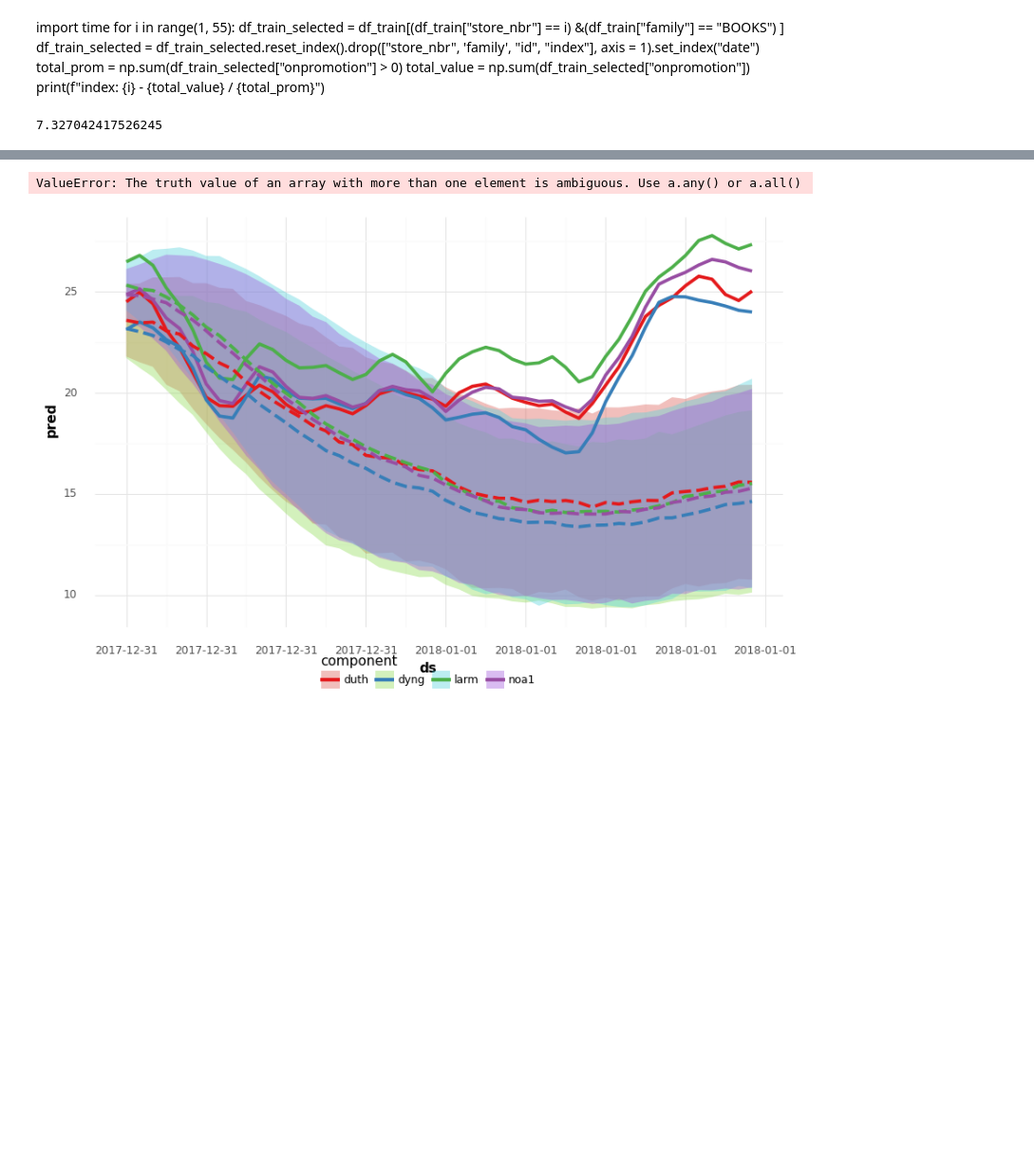
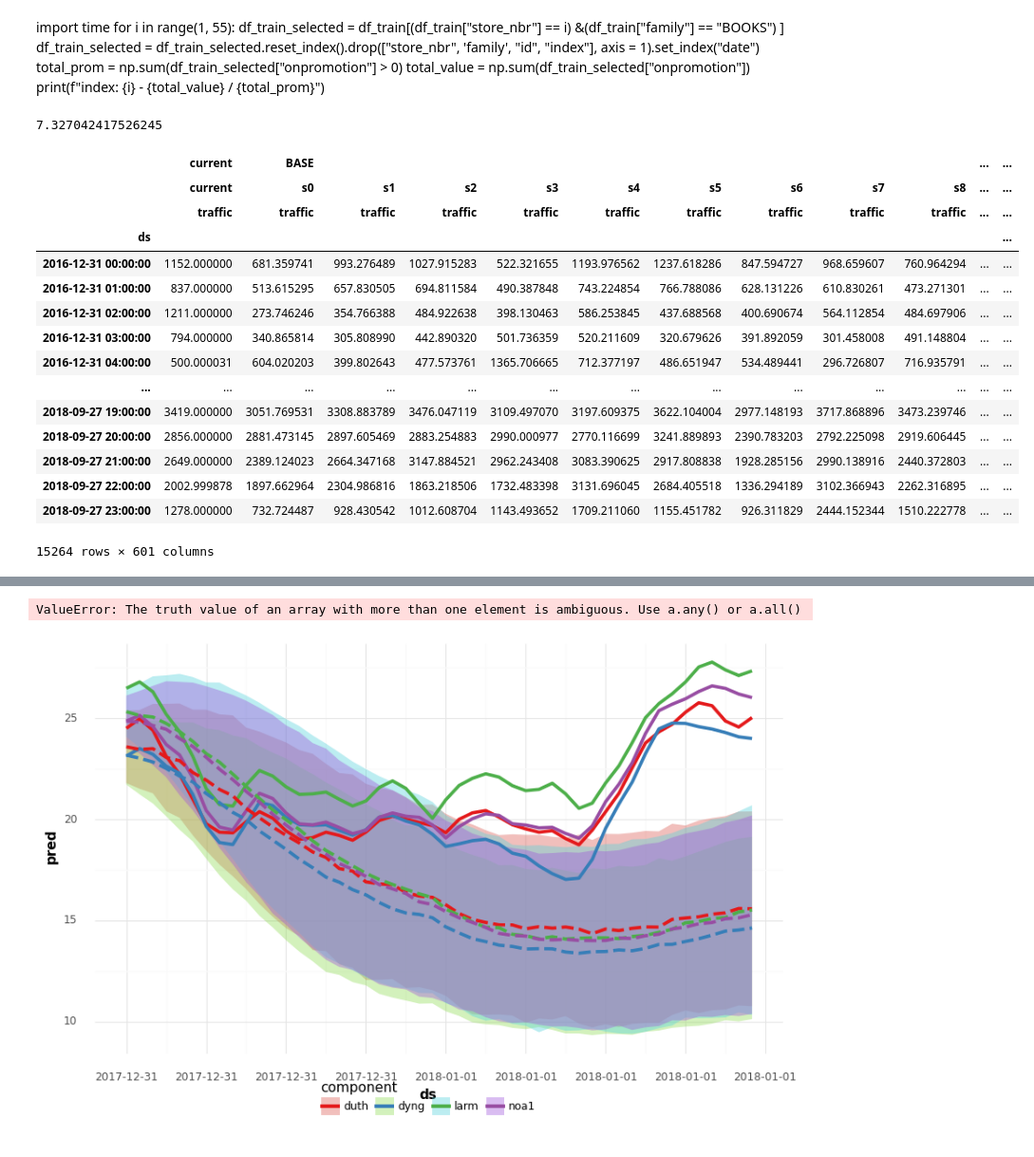
Before and after one commit to carloscanodomingo/NeuralProphetEQ, a Jupyter notebook: notebooks/testing_FCeVDarts.ipynb, the cells around one changed output, grey strips where cells are left out. Shown at 95% size. Drawn from its saved outputs; the diff is of its cells as text; code cells hidden in the pictures; blank space fills up the shorter version.

```diff
--- a/notebooks/testing_FCeVDarts.ipynb
+++ b/notebooks/testing_FCeVDarts.ipynb
@@ -649,8 +683,27 @@ FCeV.get_metrics_from_fc(all_pd["current"], all_pd["BASE"], METRICS.RMSE)
 import datetime
 from FCeV import METRICS, FCeVResultsData
 import FCeVResults
-output_path = "/home/carloscano/outputs/ONLY_MAG//"
+output_path = "/home/carloscano/outputs/trafic/"
 #current_fcev = FCeV(FCev_config, darts_FCeV_config, df_signal, df_covariates,df_events,  output_path, df_synth)
 df, FCeV_results_data = FCeVResults.read_result(output_path)
 metric = METRICS.RMSE
+# %%
+df
+# %% [output]
+|  | current | BASE |  |  |  |  |  |  |  |  | ... | ... |
+|  | current | s0 | s1 | s2 | s3 | s4 | s5 | s6 | s7 | s8 | ... | ... |
+|  | traffic | traffic | traffic | traffic | traffic | traffic | traffic | traffic | traffic | traffic | ... | ... |
+| ds |  |  |  |  |  |  |  |  |  |  |  | ... |
+| 2016-12-31 00:00:00 | 1152.000000 | 681.359741 | 993.276489 | 1027.915283 | 522.321655 | 1193.976562 | 1237.618286 | 847.594727 | 968.659607 | 760.964294 | ... | ... |
+| 2016-12-31 01:00:00 | 837.000000 | 513.615295 | 657.830505 | 694.811584 | 490.387848 | 743.224854 | 766.788086 | 628.131226 | 610.830261 | 473.271301 | ... | ... |
+| 2016-12-31 02:00:00 | 1211.000000 | 273.746246 | 354.766388 | 484.922638 | 398.130463 | 586.253845 | 437.688568 | 400.690674 | 564.112854 | 484.697906 | ... | ... |
+| 2016-12-31 03:00:00 | 794.000000 | 340.865814 | 305.808990 | 442.890320 | 501.736359 | 520.211609 | 320.679626 | 391.892059 | 301.458008 | 491.148804 | ... | ... |
+| 2016-12-31 04:00:00 | 500.000031 | 604.020203 | 399.802643 | 477.573761 | 1365.706665 | 712.377197 | 486.651947 | 534.489441 | 296.726807 | 716.935791 | ... | ... |
+| ... | ... | ... | ... | ... | ... | ... | ... | ... | ... | ... | ... | ... |
+| 2018-09-27 19:00:00 | 3419.000000 | 3051.769531 | 3308.883789 | 3476.047119 | 3109.497070 | 3197.609375 | 3622.104004 | 2977.148193 | 3717.868896 | 3473.239746 | ... | ... |
+| 2018-09-27 20:00:00 | 2856.000000 | 2881.473145 | 2897.605469 | 2883.254883 | 2990.000977 | 2770.116699 | 3241.889893 | 2390.783203 | 2792.225098 | 2919.606445 | ... | ... |
+| 2018-09-27 21:00:00 | 2649.000000 | 2389.124023 | 2664.347168 | 3147.884521 | 2962.243408 | 3083.390625 | 2917.808838 | 1928.285156 | 2990.138916 | 2440.372803 | ... | ... |
+| 2018-09-27 22:00:00 | 2002.999878 | 1897.662964 | 2304.986816 | 1863.218506 | 1732.483398 | 3131.696045 | 2684.405518 | 1336.294189 | 3102.366943 | 2262.316895 | ... | ... |
+| 2018-09-27 23:00:00 | 1278.000000 | 732.724487 | 928.430542 | 1012.608704 | 1143.493652 | 1709.211060 | 1155.451782 | 926.311829 | 2444.152344 | 1510.222778 | ... | ... |
+15264 rows × 601 columns
 # %%
```
Also changed, not shown: parts of 38 cells of this notebook, 1 other file.
